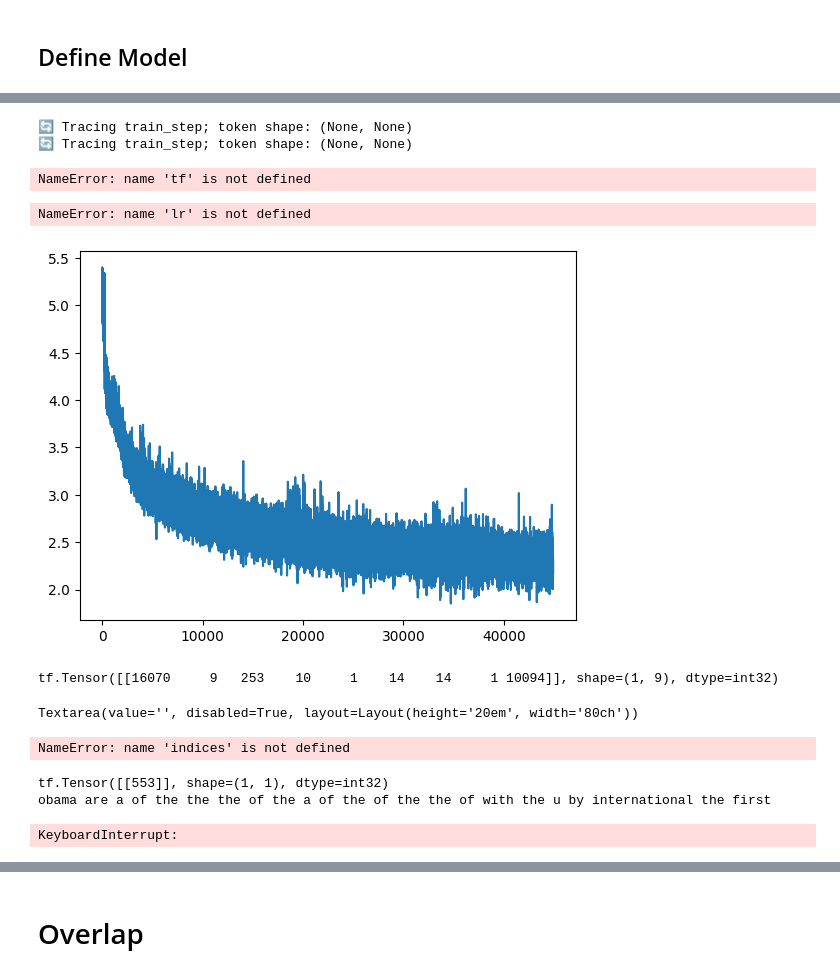
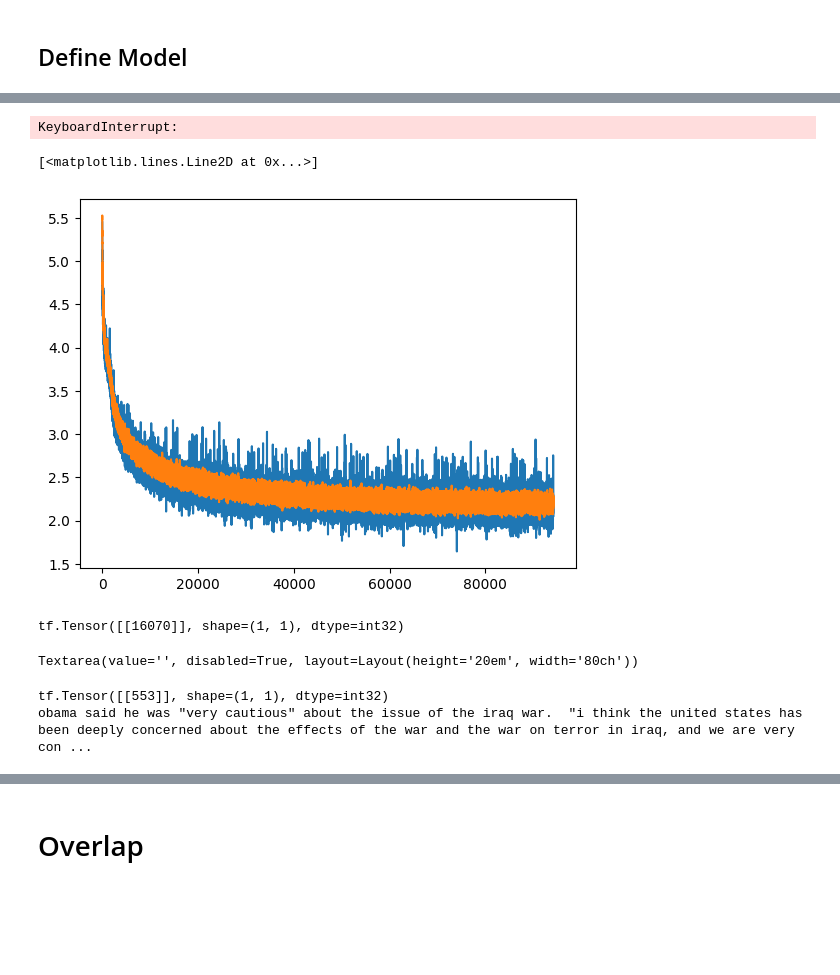
Before and after one commit to KristianWold/llm-basics, a Jupyter notebook: CNN_transformer_longContext.ipynb, the cells around one changed output, grey strips where cells are left out. Saved outputs shown, nothing was run; the diff lists cells and outputs as text; code cells hidden in the pictures; blank space fills up the shorter version.

```diff
--- a/CNN_transformer_longContext.ipynb
+++ b/CNN_transformer_longContext.ipynb
@@ -125,7 +122,7 @@ model = Transformer(vocab_size=tokenizer.vocab_size,
 losses_train = []
 losses_test = []
 # %%
-name = "model_16k_tokens_longContext"
+name = "model_16k_CNN_10blocks_10heads"
 
 
 ckpt = tf.train.Checkpoint(
@@ -175,40 +167,29 @@ def train_loop(ds_train, ds_test):
-# %%
-train_loop(ds_train, ds_test)
-# %% [output]
-🔄 Tracing train_step; token shape: (None, None)
-🔄 Tracing train_step; token shape: (None, None)
-# %%
-log_dir = "./logs/manual_profile"
-tf.profiler.experimental.start(log_dir)
-
-for step, tokens in enumerate(ds_train.take(30)):
-    loss = model.train_step(tokens)
-
-tf.profiler.experimental.stop()
-# %% [output]
-NameError: name 'tf' is not defined
+# %%
+train_loop(ds_train, ds_test)
+# %% [output]
+KeyboardInterrupt:
 # %%
 plt.plot(losses_test[100:], label="Test Loss")
-plt.plot(losses_train[100:], label="Train Loss, lr = {:.2e}".format(lr))
+plt.plot(losses_train[100:], label="Train Loss")
 # %% [output]
-NameError: name 'lr' is not defined
+[<matplotlib.lines.Line2D at 0x...>]
-[figure, old version]
+[figure, new version]
 # %%
-text = "(cnn) -- trump"
+text = ""
 text = text.lower()
 SOS = tf.convert_to_tensor([[tokenizer.token_to_idx["<s>"]]])
 indices = tf.cast(tokenizer.encode(text), tf.int32)
 indices = tf.concat([SOS, indices], axis=1)
 print(indices)
 # %% [output]
-tf.Tensor([[16070     9   253    10     1    14    14     1 10094]], shape=(1, 9), dtype=int32)
+tf.Tensor([[16070]], shape=(1, 1), dtype=int32)
 # %%
 import textwrap
 import ipywidgets as widgets
 from IPython.display import display
 
-T = 0.5
-tf.random.set_seed(42)
+T = 0.7
+tf.random.set_seed(45)
 wrapper = textwrap.TextWrapper(width=80)
 
 # create a read-only text area
@@ -219,7 +200,7 @@ ta = widgets.Textarea(
 )
 display(ta)
 
-for i in range(512):
+for i in range(768):
     logits = model.call(indices)[0, -1:]
     idx = tf.cast(
         tf.random.categorical(logits / T, num_samples=1),
@@ -240,12 +221,11 @@ for i in range(512):
         break
 # %% [output]
 Textarea(value='', disabled=True, layout=Layout(height='20em', width='80ch'))
-NameError: name 'indices' is not defined
 # %%
 text = "obama"
 text = text.lower()
 
-indices = tf.cast(tokenizer.tokenize(text), tf.int32)
+indices = tf.cast(tokenizer.encode(text), tf.int32)
 print(indices)
 
 T = 0.5
@@ -254,14 +234,13 @@ for i in range(128):
     logits = model.call(indices)[0,-1:]
     idx = tf.cast(tf.random.categorical(logits/T, num_samples=1), tf.int32)
     indices = tf.concat([indices, idx], axis=1)
-    text_pred = tokenizer.detokenize(indices)
+    text_pred = tokenizer.decode(indices)
     text_pred = text_pred.numpy()[0].decode('utf-8').replace("\n", " ")
     print(text_pred, end='\r', flush=True)
     #time.sleep(0.05)
 # %% [output]
 tf.Tensor([[553]], shape=(1, 1), dtype=int32)
-obama are a of the the the of the a of the of the the of with the u by international the first
+obama said he was "very cautious" about the issue of the iraq war.  "i think the united states has been deeply concerned about the effects of the war and the war on terror in iraq, and we are very con ...
-KeyboardInterrupt:
 # %%
 from sklearn.cluster import KMeans
 
```
Also changed, not shown: parts of 11 cells of this notebook, 9 other files.
